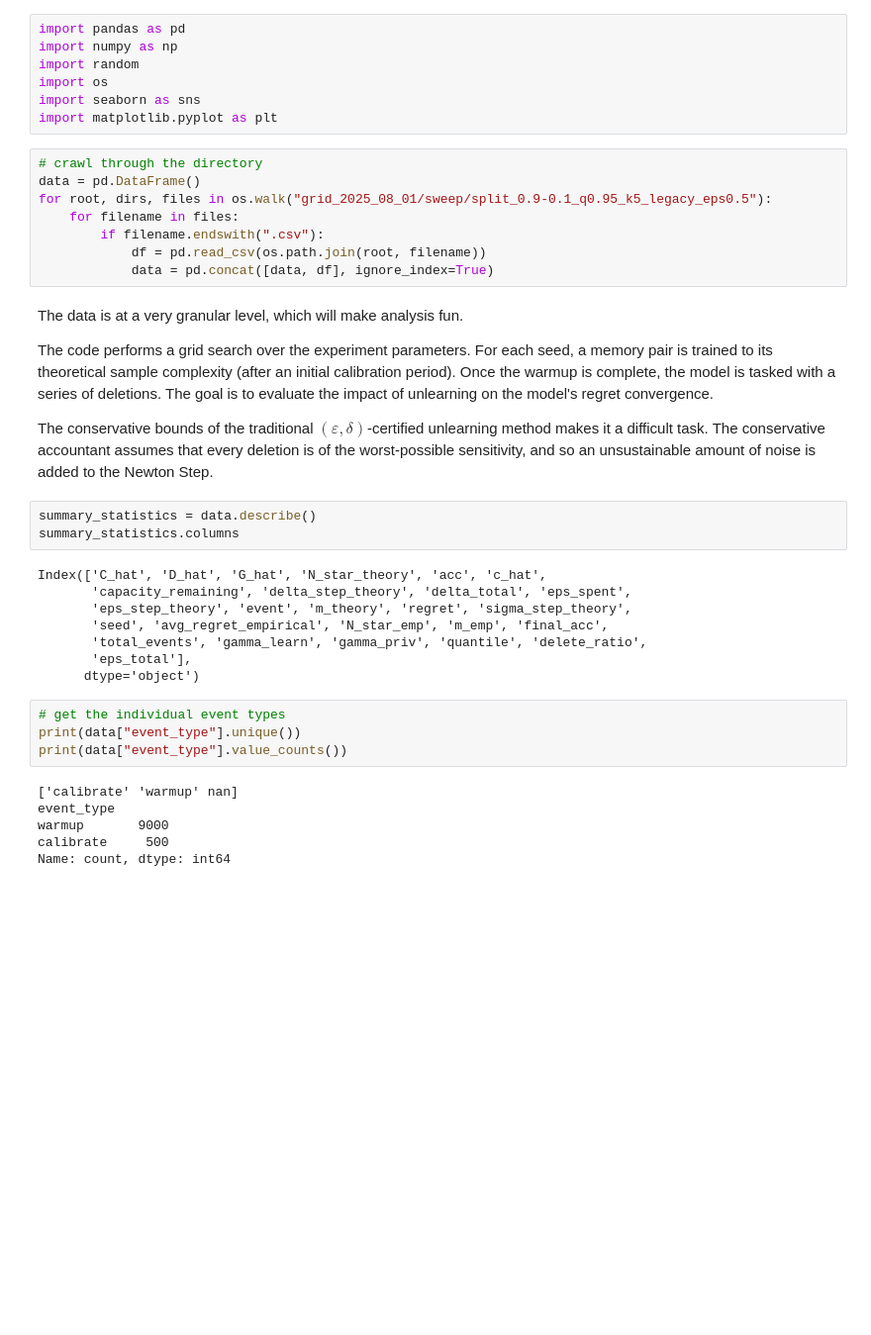
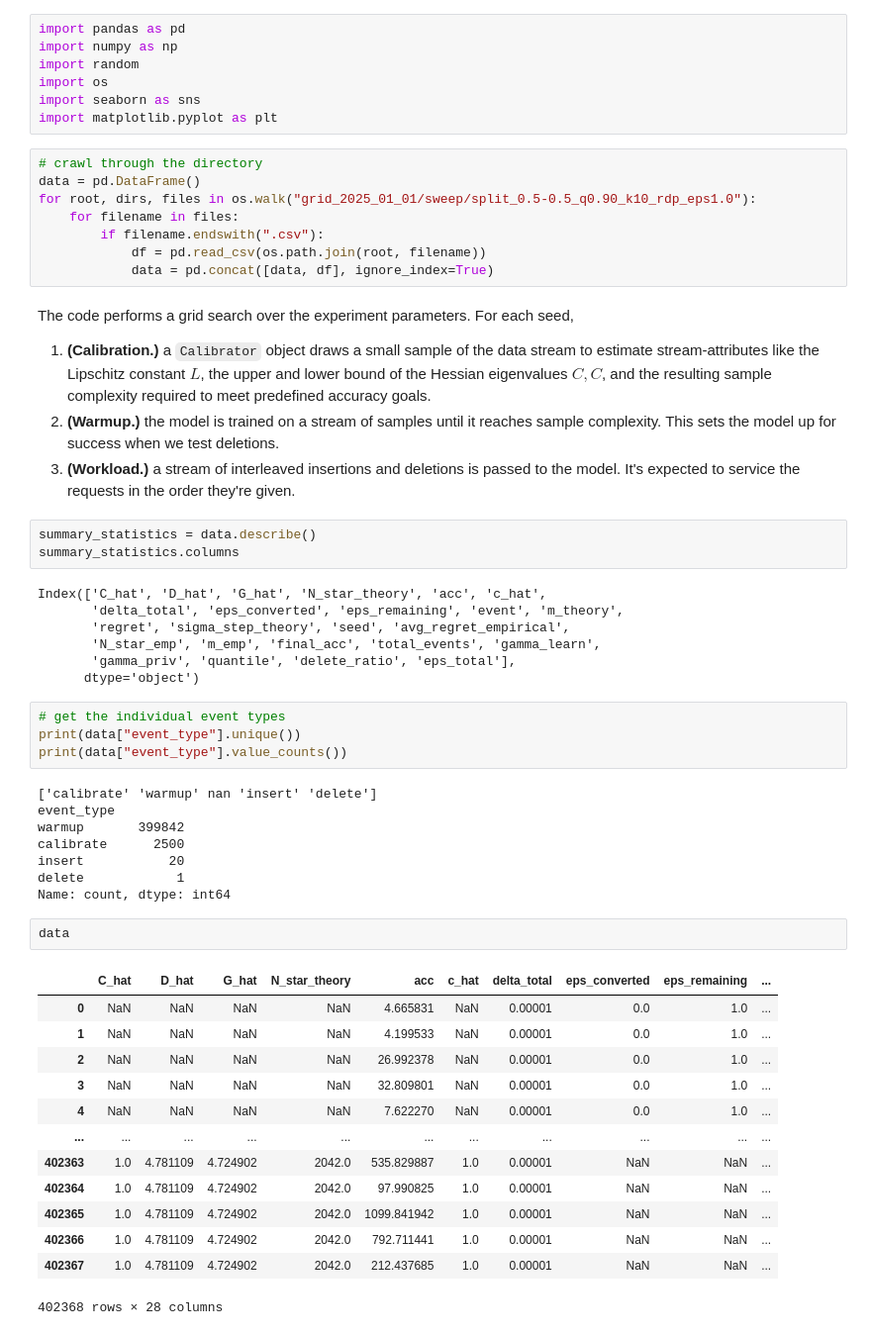
Before and after one commit to kennonstewart/unlearning-research-meta, a Jupyter notebook: experiments/deletion_capacity/results/analysis.ipynb, the cells around one changed output. Shown at 99% size. Saved outputs shown, nothing was run; the diff lists cells and outputs as text; blank space fills up the shorter version.

```diff
--- a/experiments/deletion_capacity/results/analysis.ipynb
+++ b/experiments/deletion_capacity/results/analysis.ipynb
@@ -21,36 +26,52 @@ import matplotlib.pyplot as plt
 # %%
 # crawl through the directory
 data = pd.DataFrame()
-for root, dirs, files in os.walk("grid_2025_08_01/sweep/split_0.9-0.1_q0.95_k5_legacy_eps0.5"):
+for root, dirs, files in os.walk("grid_2025_01_01/sweep/split_0.5-0.5_q0.90_k10_rdp_eps1.0"):
     for filename in files:
         if filename.endswith(".csv"):
             df = pd.read_csv(os.path.join(root, filename))
             data = pd.concat([data, df], ignore_index=True)
 # %% [markdown]
-The data is at a very granular level, which will make analysis fun.
-
-The code performs a grid search over the experiment parameters. For each seed, a memory pair is trained to its theoretical sample complexity (after an initial calibration period). Once the warmup is complete, the model is tasked with a series of deletions. The goal is to evaluate the impact of unlearning on the model's regret convergence.
-
-The conservative bounds of the traditional $(\varepsilon,\delta)$-certified unlearning method makes it a difficult task. The conservative accountant assumes that every deletion is of the worst-possible sensitivity, and so an unsustainable amount of noise is added to the Newton Step.
+The code performs a grid search over the experiment parameters. For each seed,
+1. **(Calibration.)** a `Calibrator` object draws a small sample of the data stream to estimate stream-attributes like the Lipschitz constant $L$, the upper and lower bound of the Hessian eigenvalues $C, C$, and the resulting sample complexity required to meet predefined accuracy goals.
+2. **(Warmup.)** the model is trained on a stream of samples until it reaches sample complexity. This sets the model up for success when we test deletions.
+3. **(Workload.)** a stream of interleaved insertions and deletions is passed to the model. It's expected to service the requests in the order they're given.
 # %%
 summary_statistics = data.describe()
 summary_statistics.columns
 # %% [output]
 Index(['C_hat', 'D_hat', 'G_hat', 'N_star_theory', 'acc', 'c_hat',
-       'capacity_remaining', 'delta_step_theory', 'delta_total', 'eps_spent',
-       'eps_step_theory', 'event', 'm_theory', 'regret', 'sigma_step_theory',
-       'seed', 'avg_regret_empirical', 'N_star_emp', 'm_emp', 'final_acc',
-       'total_events', 'gamma_learn', 'gamma_priv', 'quantile', 'delete_ratio',
-       'eps_total'],
+       'delta_total', 'eps_converted', 'eps_remaining', 'event', 'm_theory',
+       'regret', 'sigma_step_theory', 'seed', 'avg_regret_empirical',
+       'N_star_emp', 'm_emp', 'final_acc', 'total_events', 'gamma_learn',
+       'gamma_priv', 'quantile', 'delete_ratio', 'eps_total'],
       dtype='object')
 # %%
 # get the individual event types
 print(data["event_type"].unique())
 print(data["event_type"].value_counts())
 # %% [output]
-['calibrate' 'warmup' nan]
+['calibrate' 'warmup' nan 'insert' 'delete']
 event_type
-warmup       9000
-calibrate     500
+warmup       399842
+calibrate      2500
+insert           20
+delete            1
 Name: count, dtype: int64
+# %%
+data
+# %% [output]
+|  | C_hat | D_hat | G_hat | N_star_theory | acc | c_hat | delta_total | eps_converted | eps_remaining | ... |
+| 0 | NaN | NaN | NaN | NaN | 4.665831 | NaN | 0.00001 | 0.0 | 1.0 | ... |
+| 1 | NaN | NaN | NaN | NaN | 4.199533 | NaN | 0.00001 | 0.0 | 1.0 | ... |
+| 2 | NaN | NaN | NaN | NaN | 26.992378 | NaN | 0.00001 | 0.0 | 1.0 | ... |
+| 3 | NaN | NaN | NaN | NaN | 32.809801 | NaN | 0.00001 | 0.0 | 1.0 | ... |
+| 4 | NaN | NaN | NaN | NaN | 7.622270 | NaN | 0.00001 | 0.0 | 1.0 | ... |
+| ... | ... | ... | ... | ... | ... | ... | ... | ... | ... | ... |
+| 402363 | 1.0 | 4.781109 | 4.724902 | 2042.0 | 535.829887 | 1.0 | 0.00001 | NaN | NaN | ... |
+| 402364 | 1.0 | 4.781109 | 4.724902 | 2042.0 | 97.990825 | 1.0 | 0.00001 | NaN | NaN | ... |
+| 402365 | 1.0 | 4.781109 | 4.724902 | 2042.0 | 1099.841942 | 1.0 | 0.00001 | NaN | NaN | ... |
+| 402366 | 1.0 | 4.781109 | 4.724902 | 2042.0 | 792.711441 | 1.0 | 0.00001 | NaN | NaN | ... |
+| 402367 | 1.0 | 4.781109 | 4.724902 | 2042.0 | 212.437685 | 1.0 | 0.00001 | NaN | NaN | ... |
+402368 rows × 28 columns
 # %%
```
Also changed, not shown: parts of 15 cells of this notebook, 21 other files.
